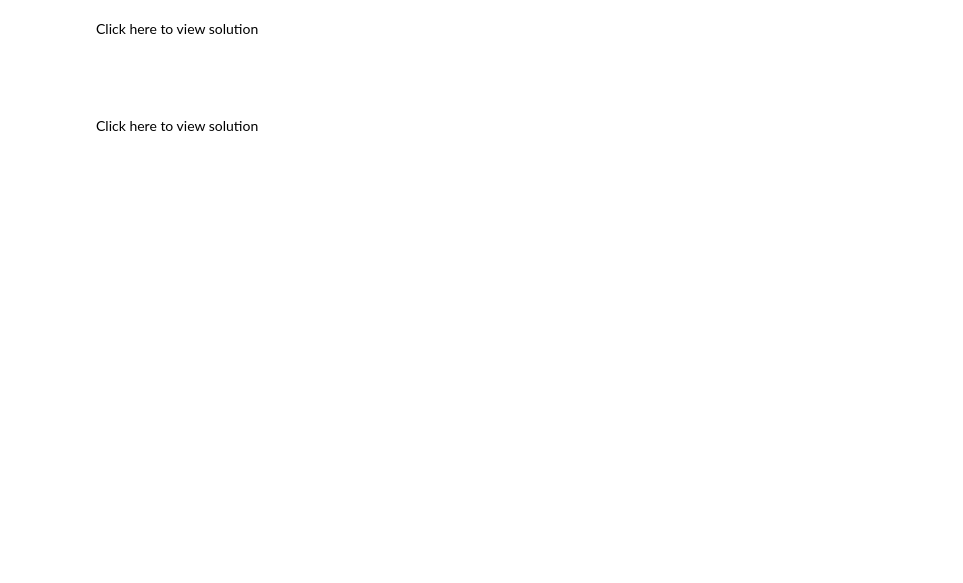
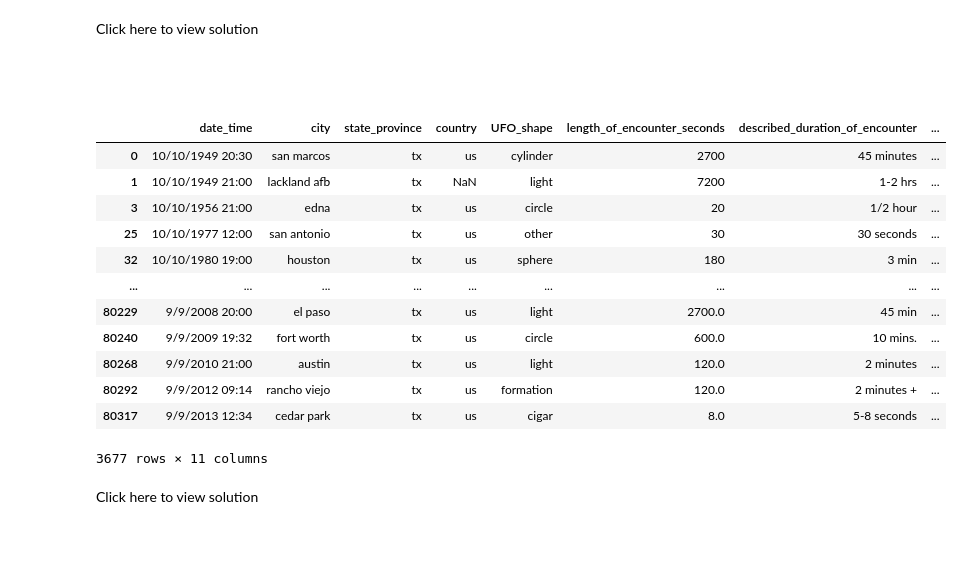
Before and after one commit to nosher150/Module7-notebook, a Jupyter notebook: Introducing_Dataframes.ipynb, the cells around one changed output. Cells and saved outputs as stored; diff of their text form; code cells hidden in the pictures; blank space fills up the shorter version.

```diff
--- a/Introducing_Dataframes.ipynb
+++ b/Introducing_Dataframes.ipynb
@@ -186,6 +419,22 @@ Click here to view solution<br><br>
 #2. Filter the dataframe to only show UFO sightings from Texas (tx)
 
 #A:
+# %%
+df[(df.state_province=='tx')]
+# %% [output]
+|  | date_time | city | state_province | country | UFO_shape | length_of_encounter_seconds | described_duration_of_encounter | ... |
+| 0 | 10/10/1949 20:30 | san marcos | tx | us | cylinder | 2700 | 45 minutes | ... |
+| 1 | 10/10/1949 21:00 | lackland afb | tx | NaN | light | 7200 | 1-2 hrs | ... |
+| 3 | 10/10/1956 21:00 | edna | tx | us | circle | 20 | 1/2 hour | ... |
+| 25 | 10/10/1977 12:00 | san antonio | tx | us | other | 30 | 30 seconds | ... |
+| 32 | 10/10/1980 19:00 | houston | tx | us | sphere | 180 | 3 min | ... |
+| ... | ... | ... | ... | ... | ... | ... | ... | ... |
+| 80229 | 9/9/2008 20:00 | el paso | tx | us | light | 2700.0 | 45 min | ... |
+| 80240 | 9/9/2009 19:32 | fort worth | tx | us | circle | 600.0 | 10 mins. | ... |
+| 80268 | 9/9/2010 21:00 | austin | tx | us | light | 120.0 | 2 minutes | ... |
+| 80292 | 9/9/2012 09:14 | rancho viejo | tx | us | formation | 120.0 | 2 minutes + | ... |
+| 80317 | 9/9/2013 12:34 | cedar park | tx | us | cigar | 8.0 | 5-8 seconds | ... |
+3677 rows × 11 columns
 # %% [markdown]
 Click here to view solution<br><br>
 
```
Also changed, not shown: parts of 45 cells of this notebook.
